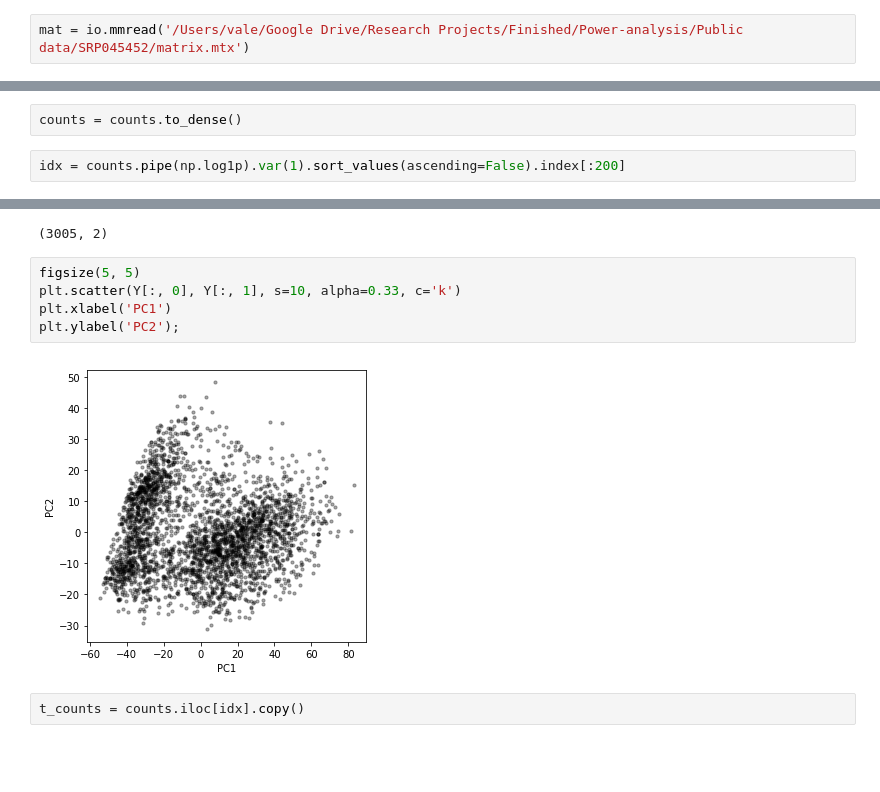
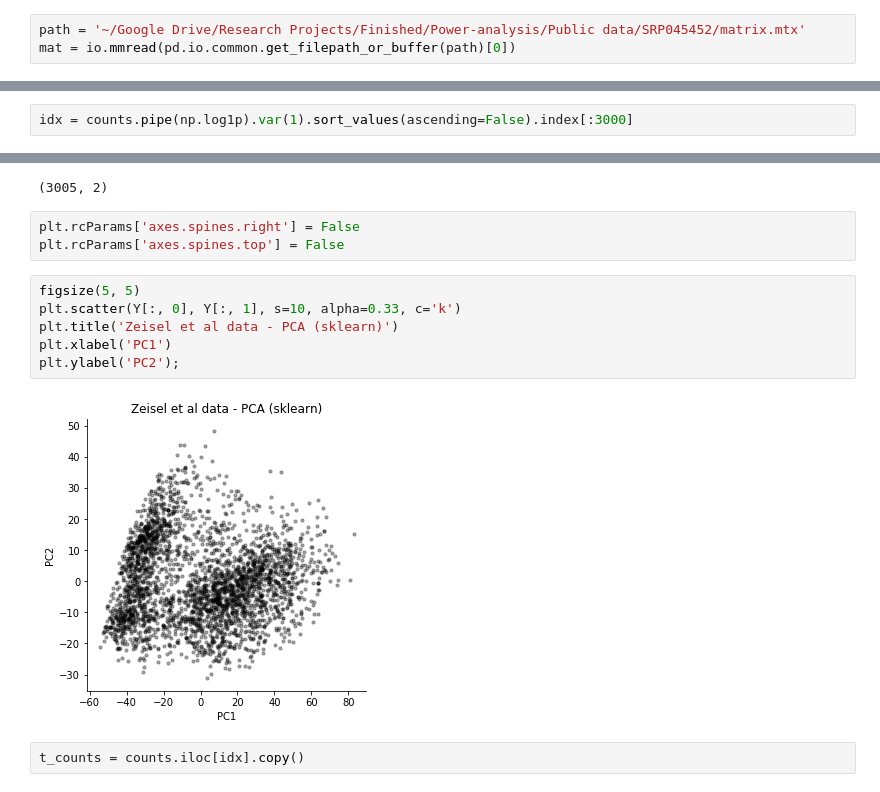
Before and after one commit to Teichlab/RCA, a Jupyter notebook: mini-batch-sgd/Look at Zeisel data.ipynb, the cells around one changed output, grey strips where cells are left out. Drawn from its saved outputs; the diff is of its cells as text; blank space fills up the shorter version.

```diff
--- a/mini-batch-sgd/Look at Zeisel data.ipynb
+++ b/mini-batch-sgd/Look at Zeisel data.ipynb
@@ -7,7 +7,8 @@ import plotnine as p
 # %% [output]
 Populating the interactive namespace from numpy and matplotlib
 # %%
-mat = io.mmread('/Users/vale/Google Drive/Research Projects/Finished/Power-analysis/Public data/SRP045452/matrix.mtx')
+path = '~/Google Drive/Research Projects/Finished/Power-analysis/Public data/SRP045452/matrix.mtx'
+mat = io.mmread(pd.io.common.get_filepath_or_buffer(path)[0])
 # %%
 counts = pd.DataFrame.from_records(mat.toarray())
 # %%
@@ -141,10 +142,8 @@ l_tmp.shape
 plt.pcolormesh(scale(l_tmp.iloc[l_idx], 1), cmap=cm.gray);
 # %% [output]
 [figure]
-# %%
-counts = counts.to_dense()
 # %%
-idx = counts.pipe(np.log1p).var(1).sort_values(ascending=False).index[:200]
+idx = counts.pipe(np.log1p).var(1).sort_values(ascending=False).index[:3000]
 # %%
 t_counts = counts.iloc[idx].copy().pipe(np.log1p)
 # %%
@@ -174,13 +172,17 @@ Y = pca.fit_transform(t_counts.drop('gene', 1).T)
 Y.shape
 # %% [output]
 (3005, 2)
+# %%
+plt.rcParams['axes.spines.right'] = False
+plt.rcParams['axes.spines.top'] = False
 # %%
 figsize(5, 5)
 plt.scatter(Y[:, 0], Y[:, 1], s=10, alpha=0.33, c='k')
+plt.title('Zeisel et al data - PCA (sklearn)')
 plt.xlabel('PC1')
 plt.ylabel('PC2');
 # %% [output]
-[figure, old version]
+[figure, new version]
 # %%
 t_counts = counts.iloc[idx].copy()
 # %%
```
Also changed, not shown: parts of 12 cells of this notebook, 6 other files.
